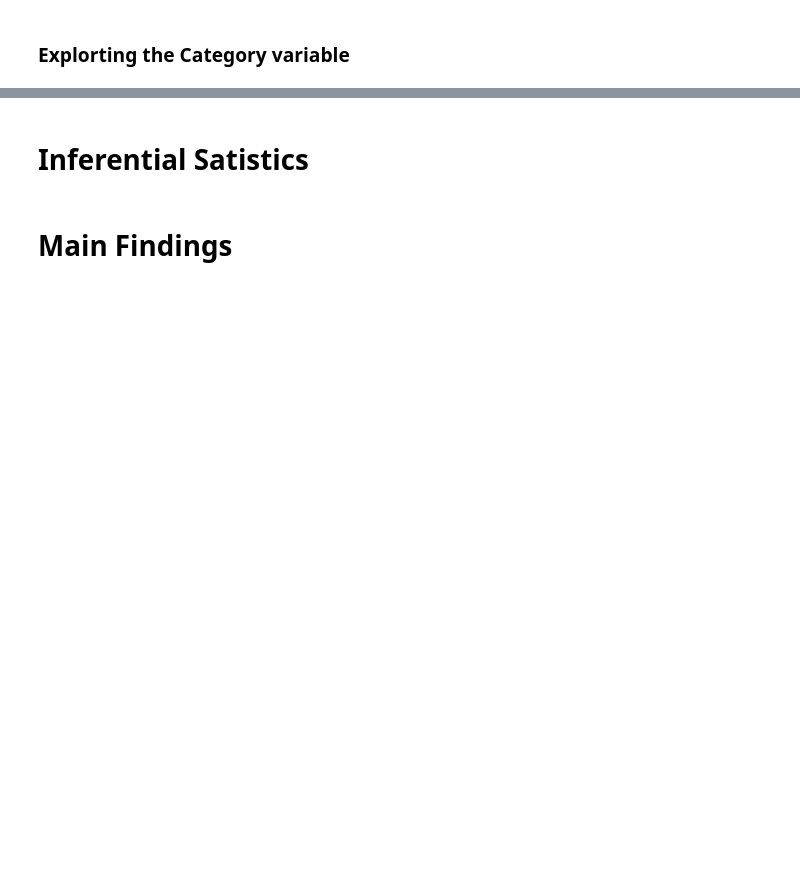
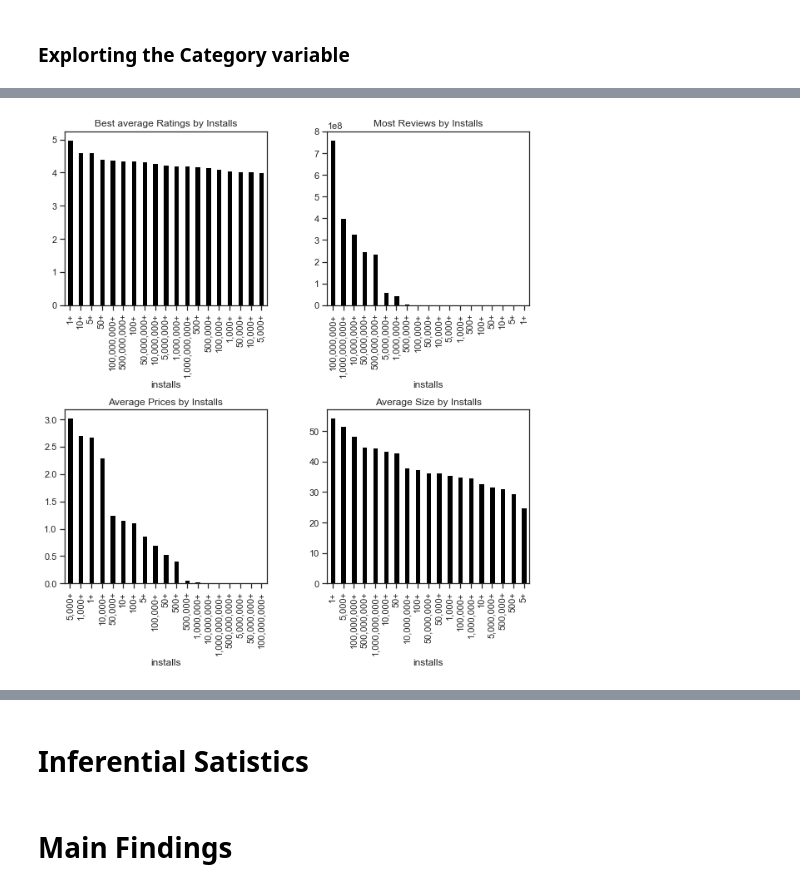
Before and after one commit to igorstojanovic91/google-play-store, a Jupyter notebook: Google Play Store Aanalysis.ipynb, the cells around one changed output, grey strips where cells are left out. Drawn from its saved outputs; the diff is of its cells as text; code cells hidden in the pictures; blank space fills up the shorter version.

```diff
--- a/Google Play Store Aanalysis.ipynb
+++ b/Google Play Store Aanalysis.ipynb
@@ -771,0 +789,31 @@ df.head(1)
+# %%
+fig, axes = plt.subplots(nrows=2, ncols=2,figsize=(10,10)) # create 2x2 array of subplots
+
+df.groupby('installs')['rating'].mean().sort_values(ascending=False).plot(kind='bar',
+                                                                          color='black',
+                                                                          title='Best average Ratings by Installs',
+                                                                          ax=axes[0,0])
+
+df.groupby('installs')['reviews'].sum().sort_values(ascending=False).plot(kind='bar',
+                                                                          color='black',
+                                                                          title='Most Reviews by Installs',
+                                                                          ax=axes[0,1])
+
+df.groupby('installs')['price'].mean().sort_values(ascending=False).plot(kind='bar',
+                                                                         color='black',
+                                                                         title='Average Prices by Installs',
+                                                                         ax=axes[1,0])
+
+df.groupby('installs')['size'].mean().sort_values(ascending=False).plot(kind='bar',
+                                                                        color='black',
+                                                                        title='Average Size by Installs',
+                                                                        ax=axes[1,1])
+#plt.title('Average Size by Installs')
+
+
+
+plt.subplots_adjust(hspace = 0.6, wspace=0.3)
+
+plt.show()
+# %% [output]
+[figure, added]
```
Also changed, not shown: parts of 20 cells of this notebook.
